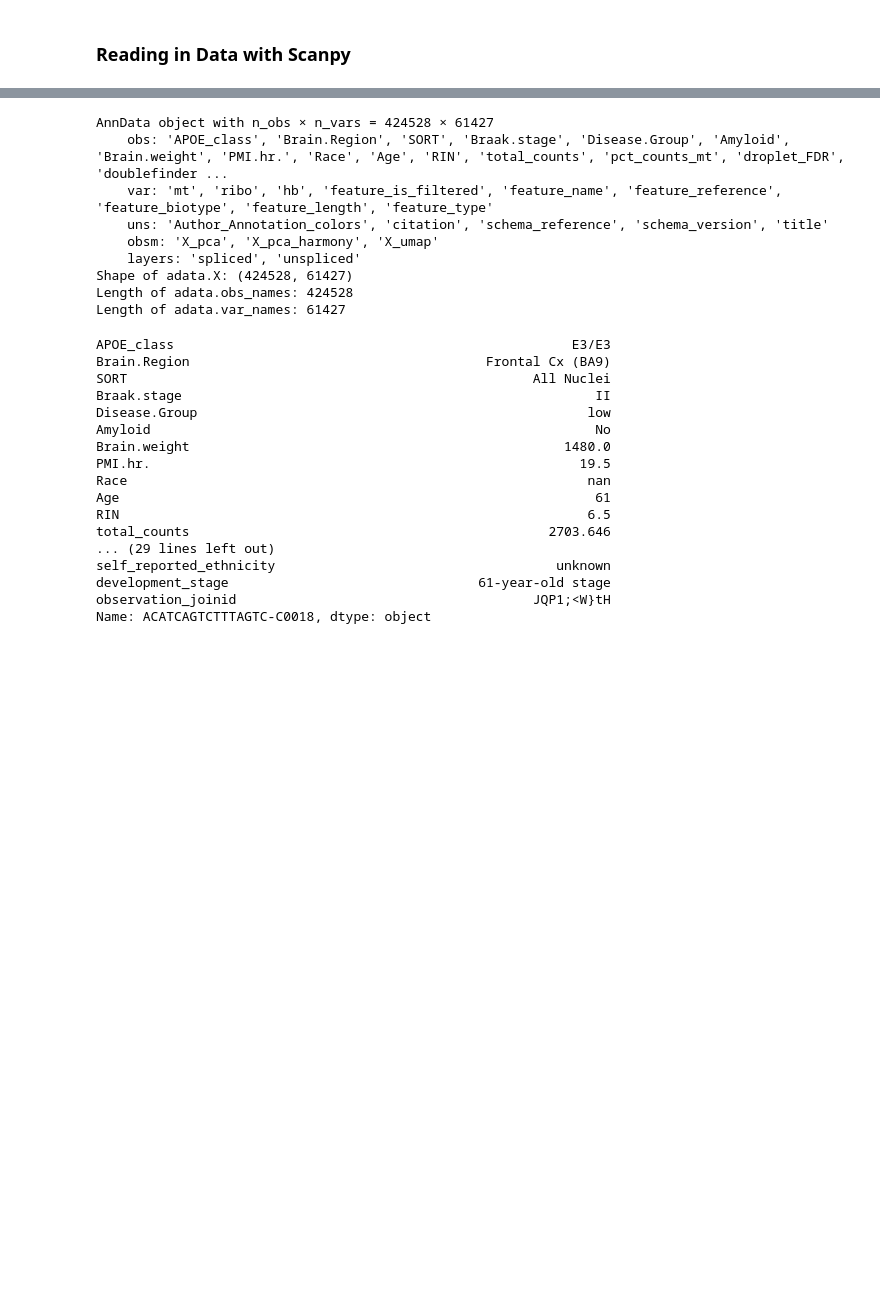
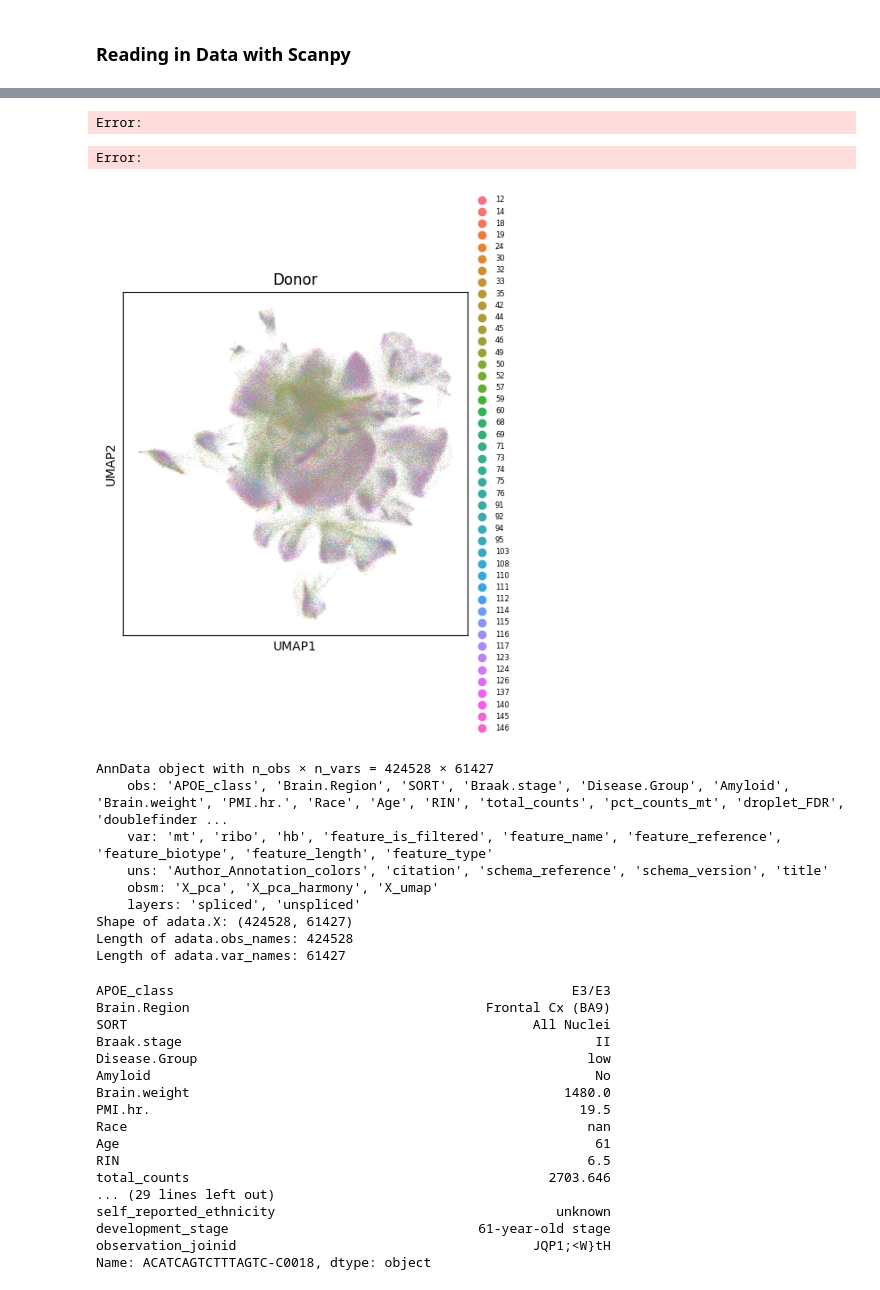
Before and after one commit to a3maytin/DL_Genomics_Final_Project, a Jupyter notebook: load_data.ipynb, the cells around one changed output, grey strips where cells are left out. Drawn from its saved outputs; the diff is of its cells as text; code cells hidden in the pictures; blank space fills up the shorter version.

```diff
--- a/load_data.ipynb
+++ b/load_data.ipynb
@@ -13,0 +37,16 @@ adata = sc.read_h5ad(data_file)
+# %%
+sc.pp.regress_out(adata, keys='donor_id')
+# %% [output]
+Error:
+Error:
+# %%
+donor_umap = sc.pl.umap(adata, color=['donor_id'],
+show=False, palette=sns.color_palette("husl", 50),
+    legend_fontsize=6, frameon=True, title='Donor')
+
+lgd = one_col_lgd(donor_umap)
+
+fig = donor_umap.get_figure()
+fig.set_size_inches(5, 5)
+# %% [output]
+[figure, added]
```
Also changed, not shown: parts of 6 cells of this notebook, 9 other files.
